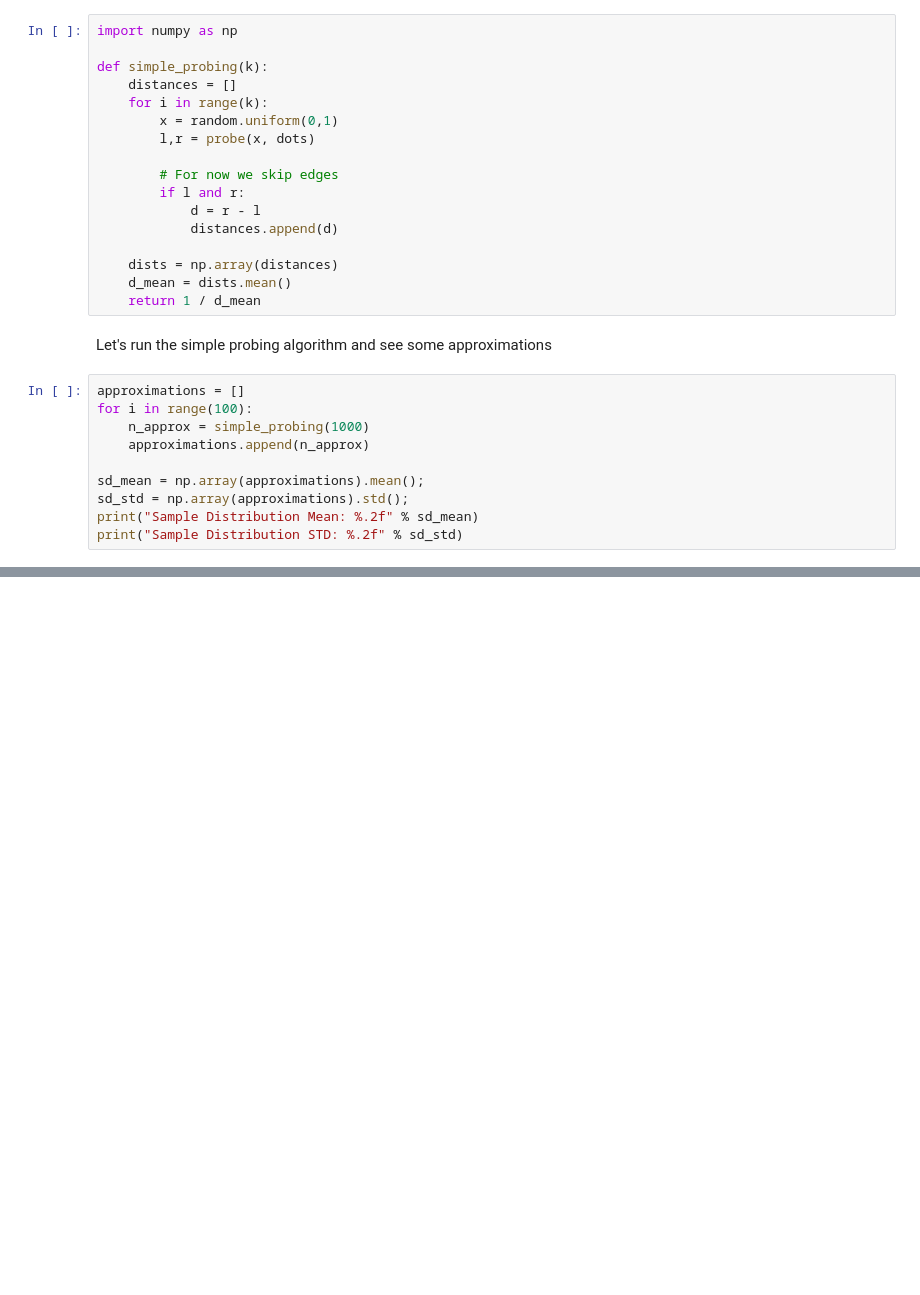
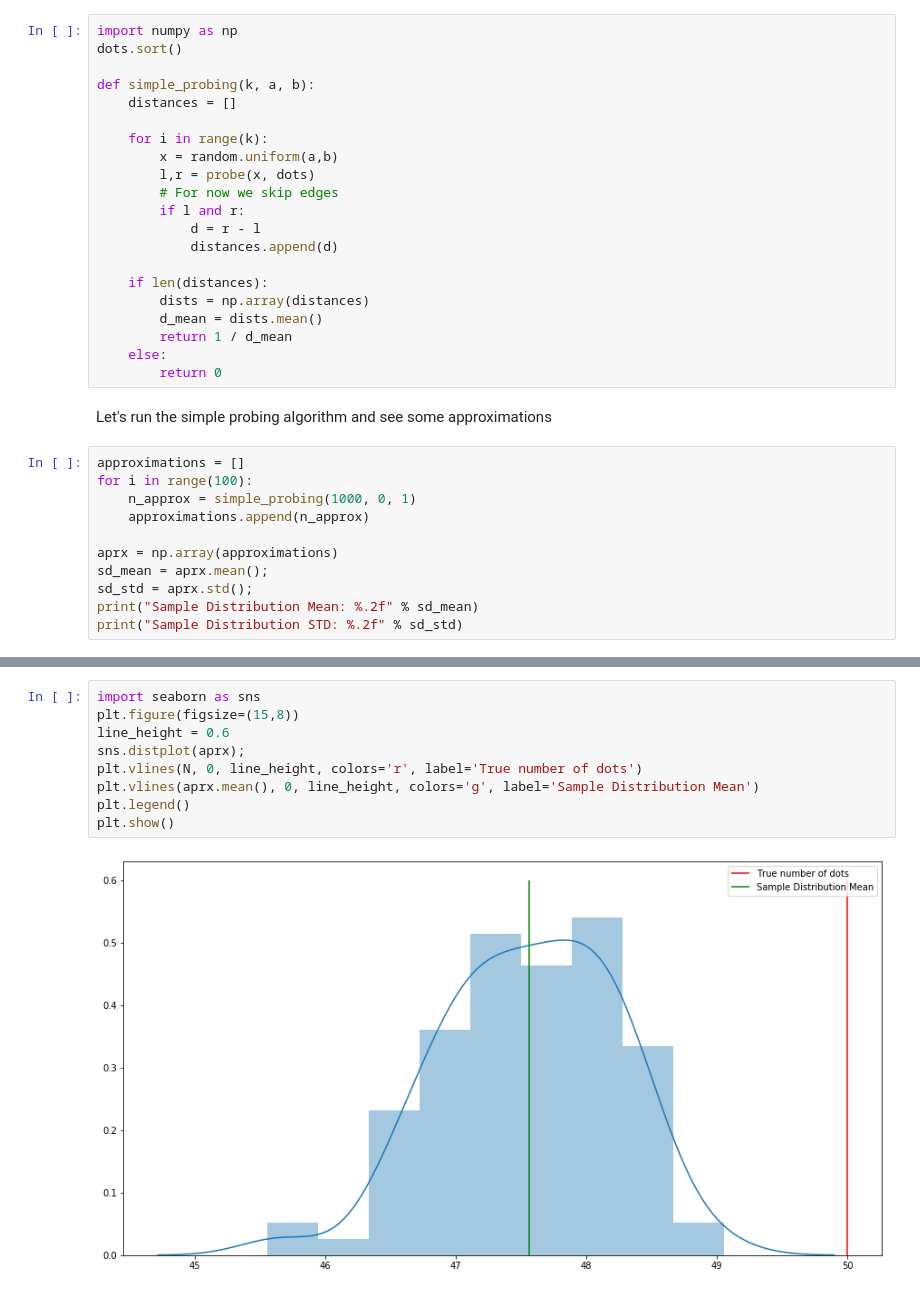
Before and after one commit to sebastiandro/probing-density, a Jupyter notebook: Probing Density.ipynb, the cells around one changed output, grey strips where cells are left out. Drawn from its saved outputs; the diff is of its cells as text; blank space fills up the shorter version.

```diff
--- a/Probing Density.ipynb
+++ b/Probing Density.ipynb
@@ -56,31 +93,36 @@ One metric is the mean distance between points, $\bar{d}$. The inverse of $\bar{
 One approach is to simply probe the line $k$ times and try to get a mean distance between the dots.
 # %%
 import numpy as np
+dots.sort()
 
-def simple_probing(k):
+def simple_probing(k, a, b):
     distances = []
+
     for i in range(k):
-        x = random.uniform(0,1)
+        x = random.uniform(a,b)
         l,r = probe(x, dots)
-
         # For now we skip edges
         if l and r:
             d = r - l
             distances.append(d)
 
-    dists = np.array(distances)
-    d_mean = dists.mean()
-    return 1 / d_mean
+    if len(distances):
+        dists = np.array(distances)
+        d_mean = dists.mean()
+        return 1 / d_mean
+    else:
+        return 0
 # %% [markdown]
 Let's run the simple probing algorithm and see some approximations
 # %%
 approximations = []
 for i in range(100):
-    n_approx = simple_probing(1000)
+    n_approx = simple_probing(1000, 0, 1)
     approximations.append(n_approx)
 
-sd_mean = np.array(approximations).mean();
-sd_std = np.array(approximations).std();
+aprx = np.array(approximations)
+sd_mean = aprx.mean();
+sd_std = aprx.std();
 print("Sample Distribution Mean: %.2f" % sd_mean)
 print("Sample Distribution STD: %.2f" % sd_std)
 # %% [output]
@@ -90,0 +131,11 @@ Okay, not very nice
+# %%
+import seaborn as sns
+plt.figure(figsize=(15,8))
+line_height = 0.6
+sns.distplot(aprx);
+plt.vlines(N, 0, line_height, colors='r', label='True number of dots')
+plt.vlines(aprx.mean(), 0, line_height, colors='g', label='Sample Distribution Mean')
+plt.legend()
+plt.show()
+# %% [output]
+[figure, added]
```
Also changed, not shown: parts of 14 cells of this notebook.
